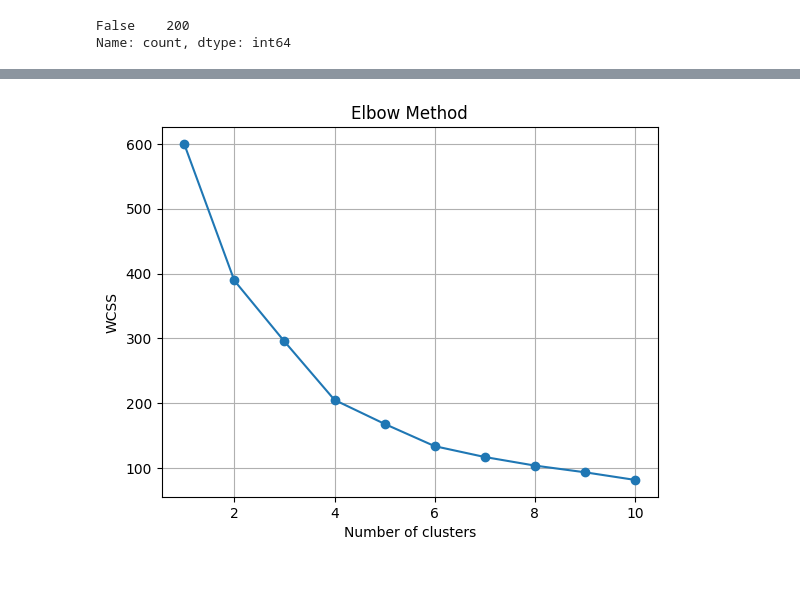
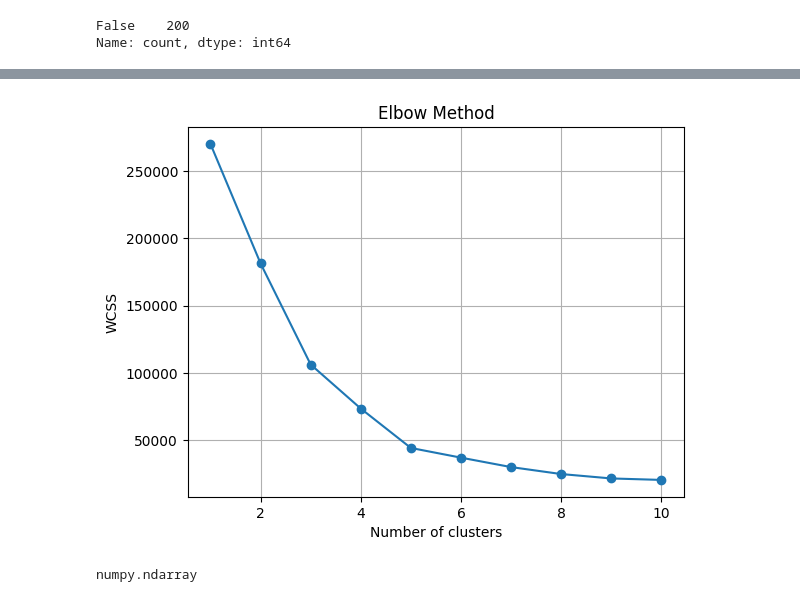
Before and after one commit to adrianhi/Mall_Customers-cluster, a Jupyter notebook: KMeans.ipynb, the cells around one changed output, grey strips where cells are left out. Saved outputs shown, nothing was run; the diff lists cells and outputs as text; code cells hidden in the pictures.

```diff
--- a/KMeans.ipynb
+++ b/KMeans.ipynb
@@ -53,0 +53,4 @@ df.sample(n=15)
+# %%
+#seleccionamos las columnas que usaremos para el analisis
+X = df.iloc[:, [3,4]].values
+X[0:5]
@@ -92,3 +108,0 @@ fig.show()
-# %%
-X = df_encoded[['Age', 'Annual Income (k$)', 'Spending Score (1-100)']]
-X
@@ -112,16 +115,15 @@ X_scaled = scaler.fit_transform(X)
 # %%
 wcss = []
 for i in range(1, 11):
     kmeans = KMeans(n_clusters=i, random_state=0)
-    kmeans.fit(X_scaled)
+    kmeans.fit(X)
     wcss.append(kmeans.inertia_)
 
-# Graficar los resultados
 plt.plot(range(1, 11), wcss, marker='o')
 plt.title('Elbow Method')
 plt.xlabel('Number of clusters')
 plt.ylabel('WCSS')
 plt.grid(True)
 plt.show()
 # %% [output]
-[figure, old version]
+[figure, new version]
@@ -127,0 +134,4 @@ plt.show()
+# %%
+type(y_kmeans)
+# %% [output]
+numpy.ndarray
```
Also changed, not shown: parts of 24 cells of this notebook.
